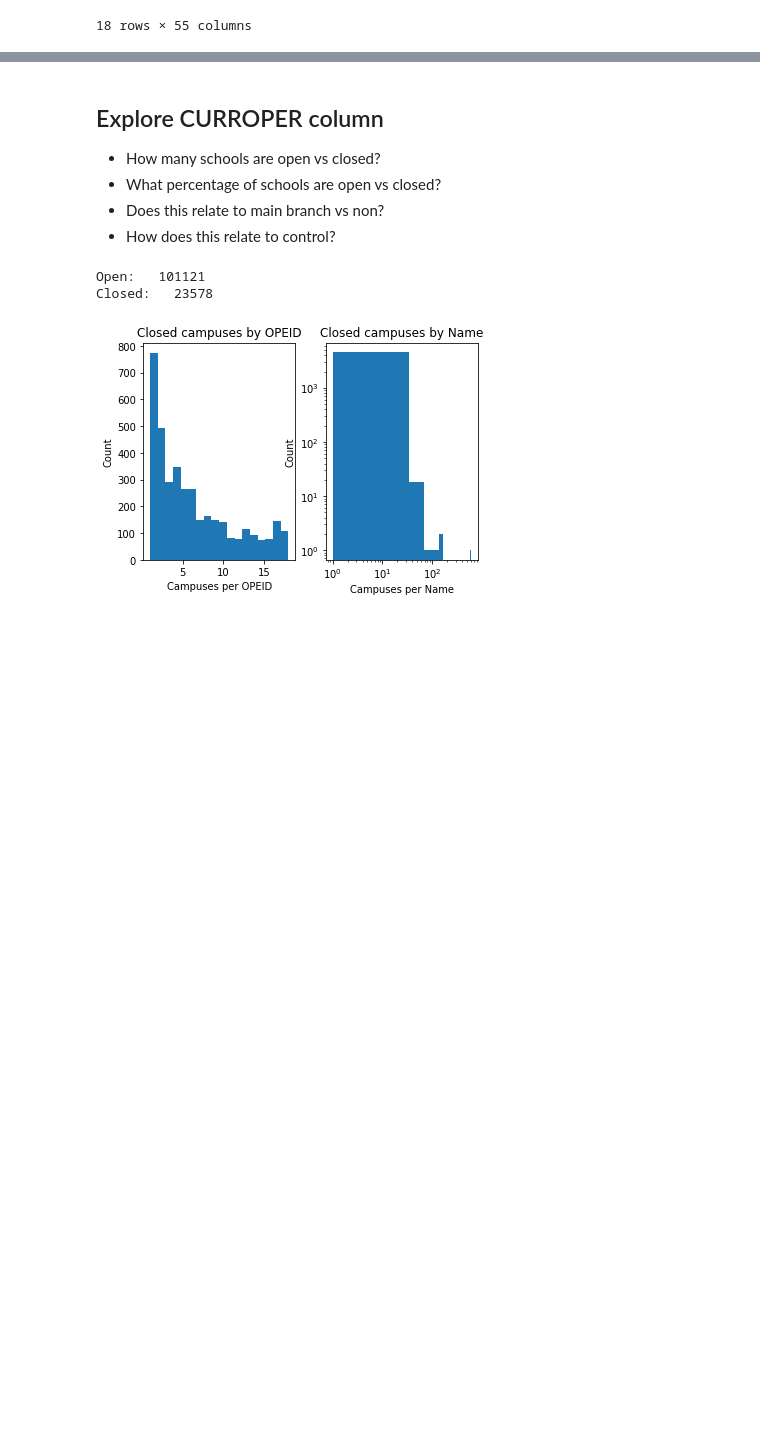
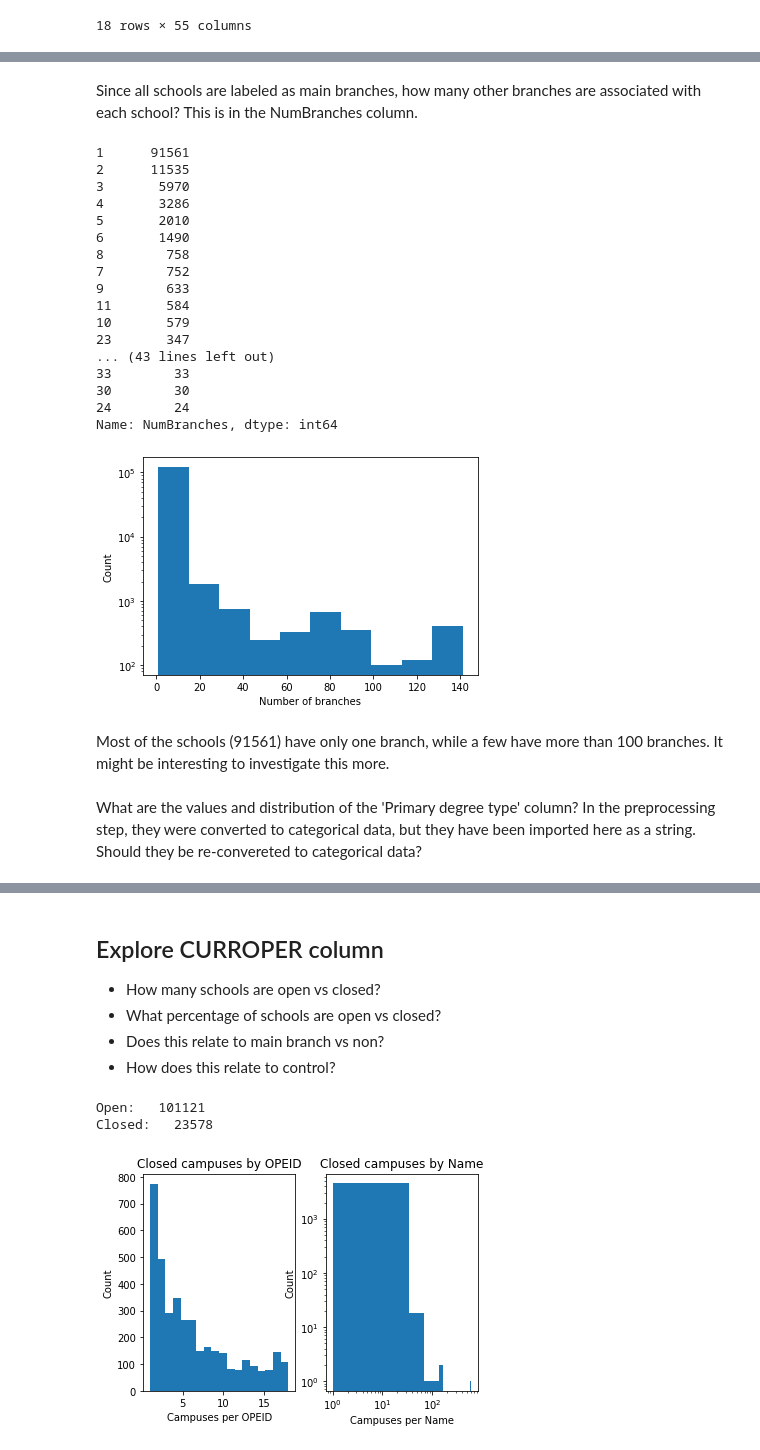
Before and after one commit to kregier/Springboard, a Jupyter notebook: Capstone2/CollegeScorecard-EDA.ipynb, the cells around one changed output, grey strips where cells are left out. Drawn from its saved outputs; the diff is of its cells as text; code cells hidden in the pictures; blank space fills up the shorter version.

```diff
--- a/Capstone2/CollegeScorecard-EDA.ipynb
+++ b/Capstone2/CollegeScorecard-EDA.ipynb
@@ -93,0 +106,9 @@ MedianHouseholdIncome          93315  0.748322
+# %%
+# Make a list of columns with >70% missing data
+to_drop = [column for column in data.columns if (data[column].isnull().sum()/len(data[column]) > 0.70)]
+print("Columns to drop include: ", to_drop)
+print("Number of columns to drop: ", len(to_drop))
+
+# Drop column with >70% missing data
+data = data.drop(to_drop, axis=1)
+print(data.shape)
@@ -213,0 +304,4 @@ itt_sample
+# %%
+print(data['Main branch'].value_counts())
+
+data= data.drop('Main branch', axis=1)
@@ -213,0 +318,32 @@ itt_sample
+# %% [markdown]
+Since all schools are labeled as main branches, how many other branches are associated with each school? This is in the NumBranches column.
+# %%
+print(data['NumBranches'].value_counts())
+plt.hist(data['NumBranches'])
+plt.xlabel('Number of branches')
+plt.ylabel('Count')
+plt.yscale('log')
+plt.show()
+# %% [output]
+1      91561
+2      11535
+3       5970
+4       3286
+5       2010
+6       1490
+8        758
+7        752
+9        633
+11       584
+10       579
+23       347
+... (43 lines left out)
+33        33
+30        30
+24        24
+Name: NumBranches, dtype: int64
+[figure, added]
+# %% [markdown]
+Most of the schools (91561) have only one branch, while a few have more than 100 branches. It might be interesting to investigate this more.
+# %% [markdown]
+What are the values and distribution of the 'Primary degree type' column? In the preprocessing step, they were converted to categorical data, but they have been imported here as a string. Should they be re-convereted to categorical data?
```
Also changed, not shown: parts of 34 cells of this notebook.
